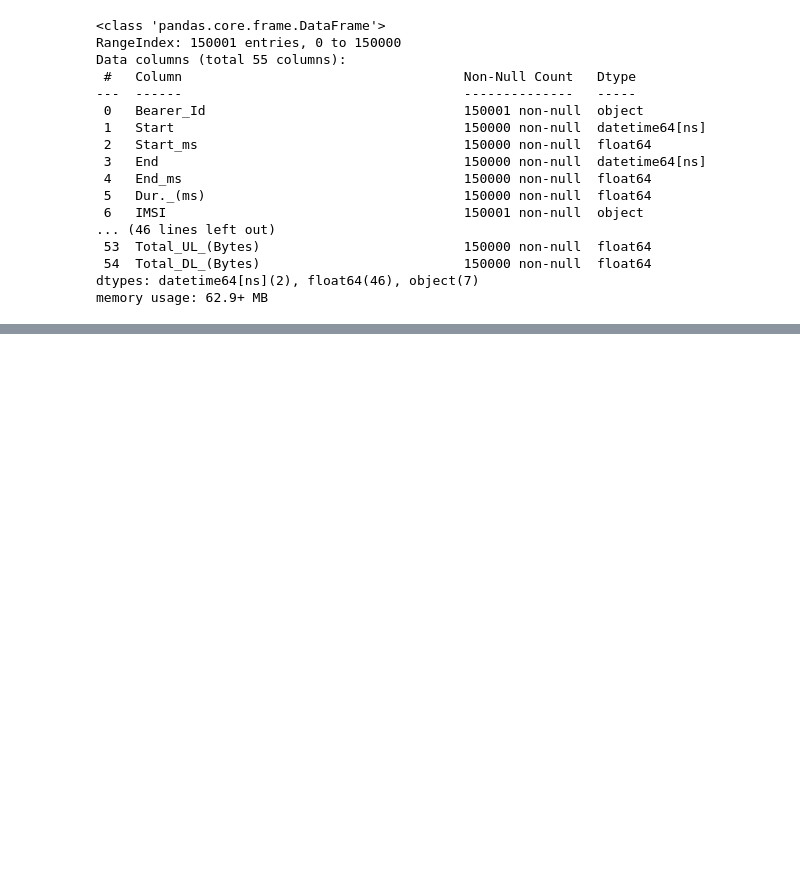
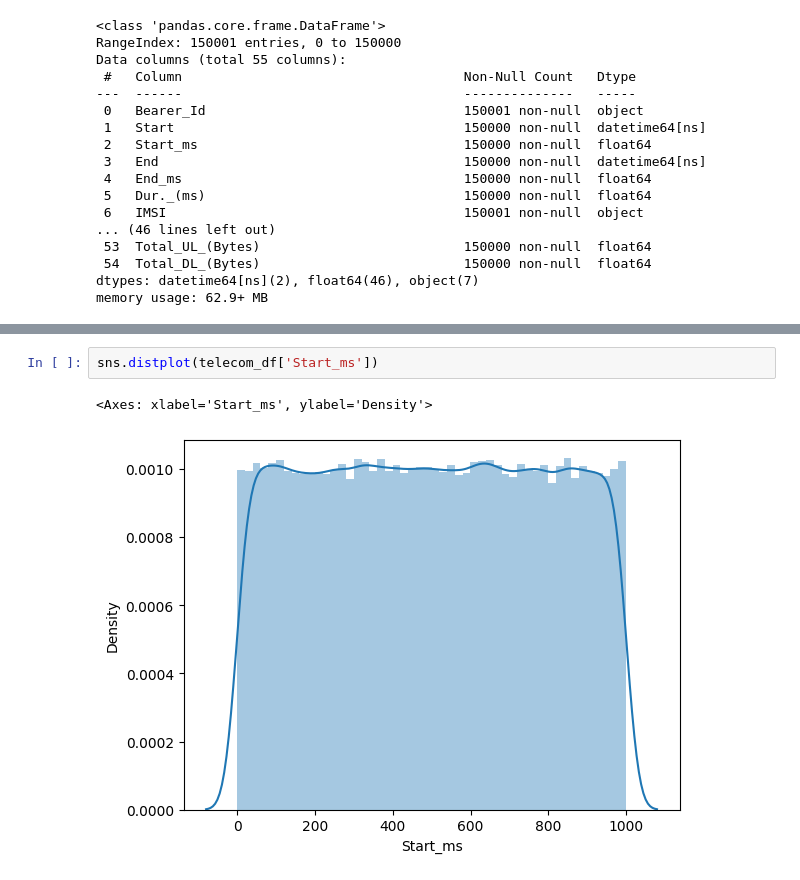
Before and after one commit to abrishdew/Telecom_data_user_analysis, a Jupyter notebook: notebooks/Data_Cleaning.ipynb, the cells around one changed output, grey strips where cells are left out. Drawn from its saved outputs; the diff is of its cells as text; blank space fills up the shorter version.

```diff
--- a/notebooks/Data_Cleaning.ipynb
+++ b/notebooks/Data_Cleaning.ipynb
@@ -259,0 +256,5 @@ categorical_columns = telecom_df.select_dtypes(include=['object','datetime64[ns]
+# %%
+sns.distplot(telecom_df['Start_ms'])
+# %% [output]
+<Axes: xlabel='Start_ms', ylabel='Density'>
+[figure, added]
```
Also changed, not shown: parts of 10 cells of this notebook.
